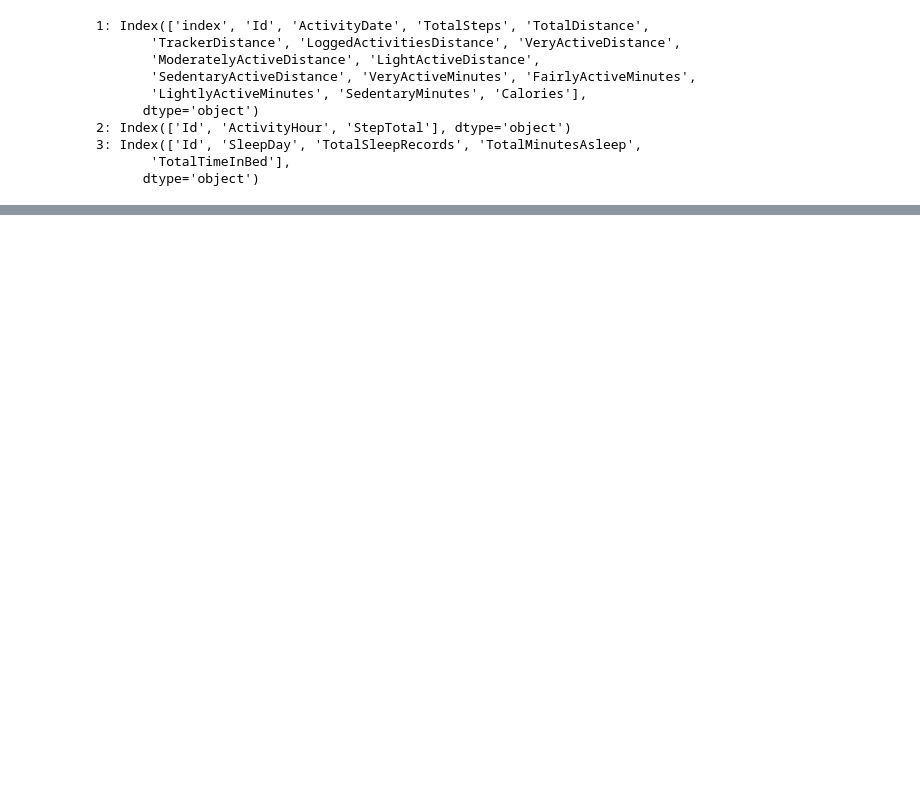
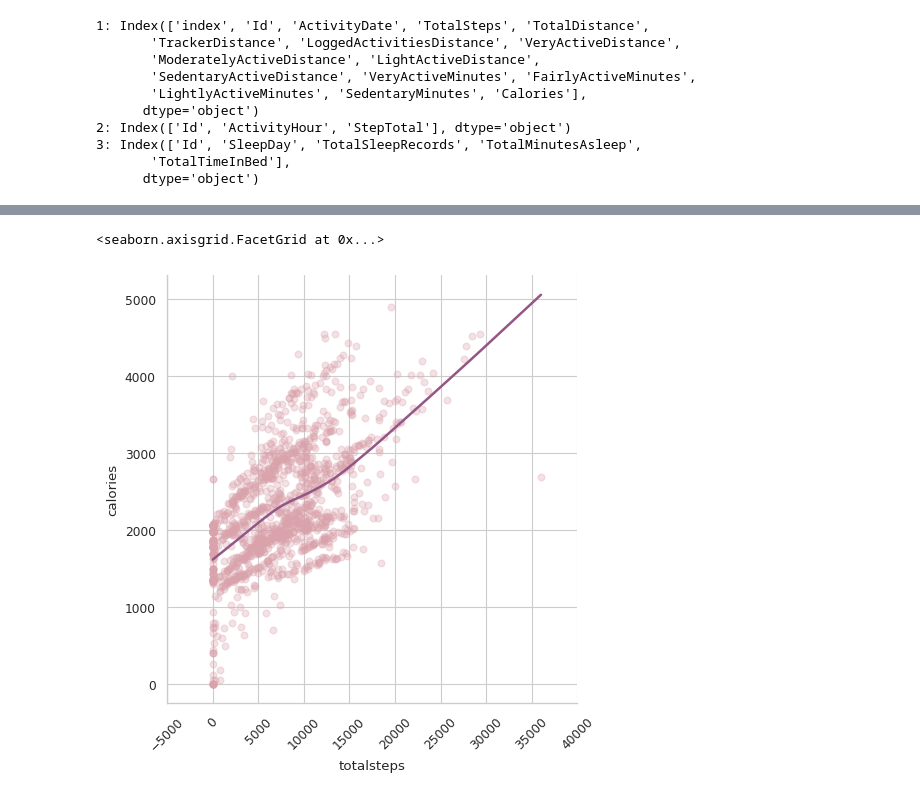
Before and after one commit to lugmenn/this-is-a-test, a Jupyter notebook: Fitbit_Analysis.ipynb, the cells around one changed output, grey strips where cells are left out. Cells and saved outputs as stored; diff of their text form; code cells hidden in the pictures; blank space fills up the shorter version.

```diff
--- a/Fitbit_Analysis.ipynb
+++ b/Fitbit_Analysis.ipynb
@@ -405,0 +654,10 @@ print('3:',sleepday.columns)
+# %%
+sns.lmplot(data = dailyact_clean,
+           x = 'totalsteps',
+           y = 'calories',
+           lowess=True,
+           scatter_kws={'alpha':0.3, "color": "#daa2ab"},
+           line_kws={'color': '#945685'}).set_xticklabels(rotation=45)
+# %% [output]
+<seaborn.axisgrid.FacetGrid at 0x...>
+[figure, added]
```
Also changed, not shown: parts of 72 cells of this notebook.
